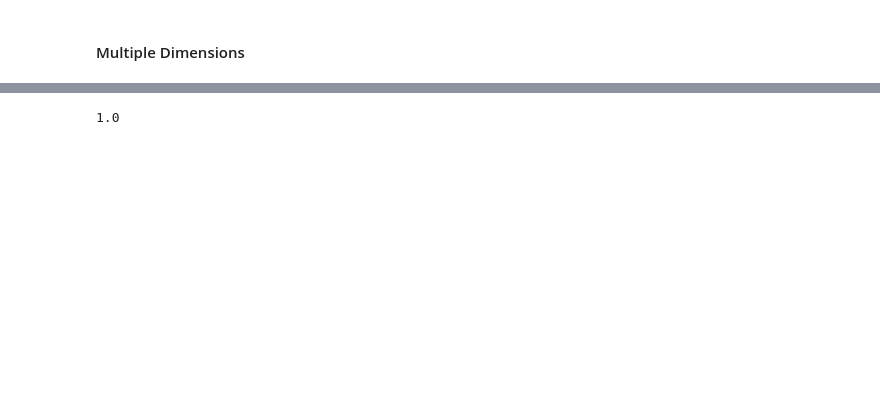
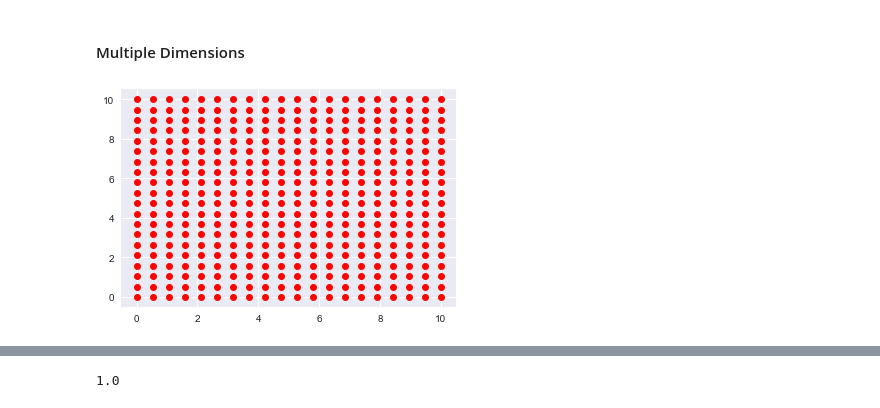
Before and after one commit to mscandizzo/Numpy, a Jupyter notebook: math_tools.ipynb, the cells around one changed output, grey strips where cells are left out. Cells and saved outputs as stored; diff of their text form; code cells hidden in the pictures; blank space fills up the shorter version.

```diff
--- a/math_tools.ipynb
+++ b/math_tools.ipynb
@@ -173 +212,9 @@ def fm((x, y)):
     return np.sin(x) + 0.25 * x + np.sqrt(y) + 0.05 * y ** 2
+# %%
+x = np.linspace(0, 10, 20)
+y = np.linspace(0, 10, 20)
+X, Y = np.meshgrid(x, y)
+# %%
+plt.plot(X,Y,'ro');
+# %% [output]
+[figure, added]
```
Also changed, not shown: parts of 29 cells of this notebook, 10 other files.
